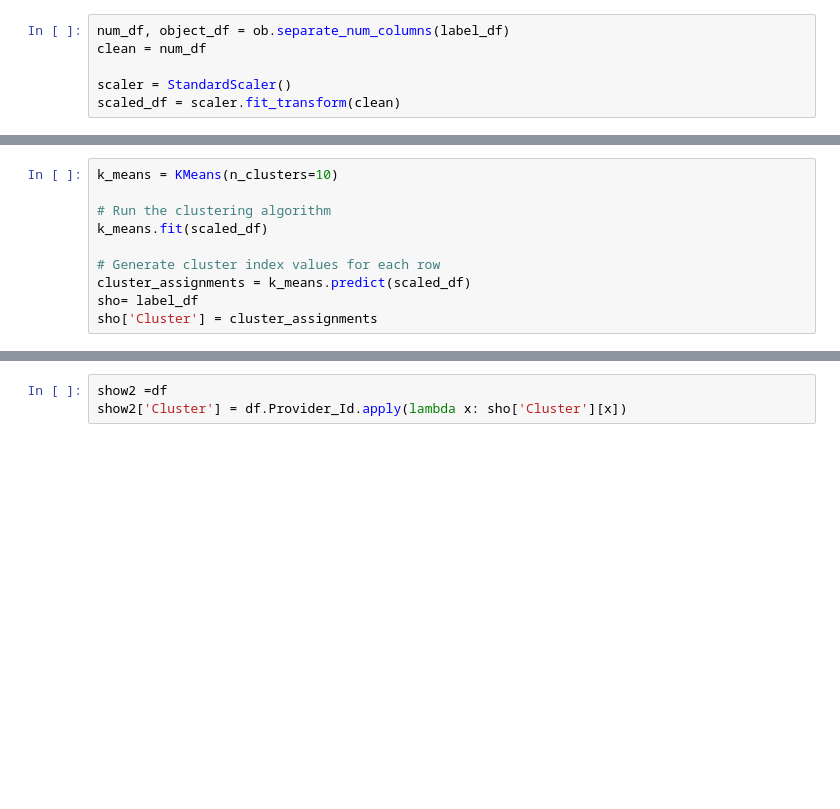
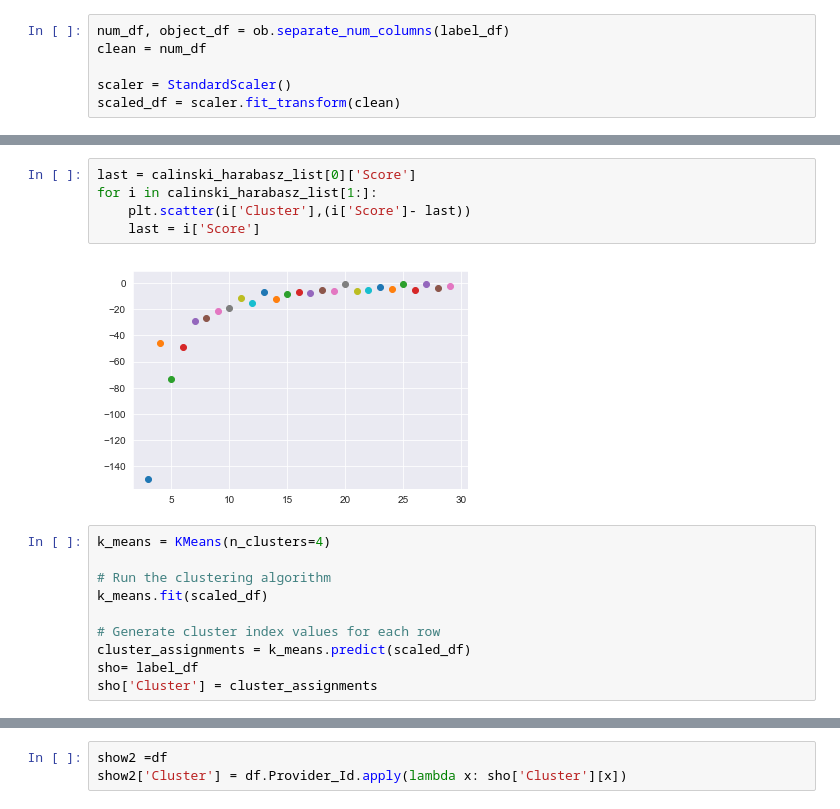
Before and after one commit to menach123/dsc-mod-5-project-online-ds-ft-090919, a Jupyter notebook: Clustering.ipynb, the cells around one changed output, grey strips where cells are left out. Drawn from its saved outputs; the diff is of its cells as text; blank space fills up the shorter version.

```diff
--- a/Clustering.ipynb
+++ b/Clustering.ipynb
@@ -146,5 +261,12 @@ for i in calinski_harabasz_list[1:]:
+# %%
+last = calinski_harabasz_list[0]['Score']
+for i in calinski_harabasz_list[1:]:
+    plt.scatter(i['Cluster'],(i['Score']- last))
+    last = i['Score']
+# %% [output]
+[figure, added]
 # %%
-k_means = KMeans(n_clusters=10)
+k_means = KMeans(n_clusters=4)
 
 # Run the clustering algorithm
 k_means.fit(scaled_df)
```
Also changed, not shown: parts of 20 cells of this notebook, 5 other files.
